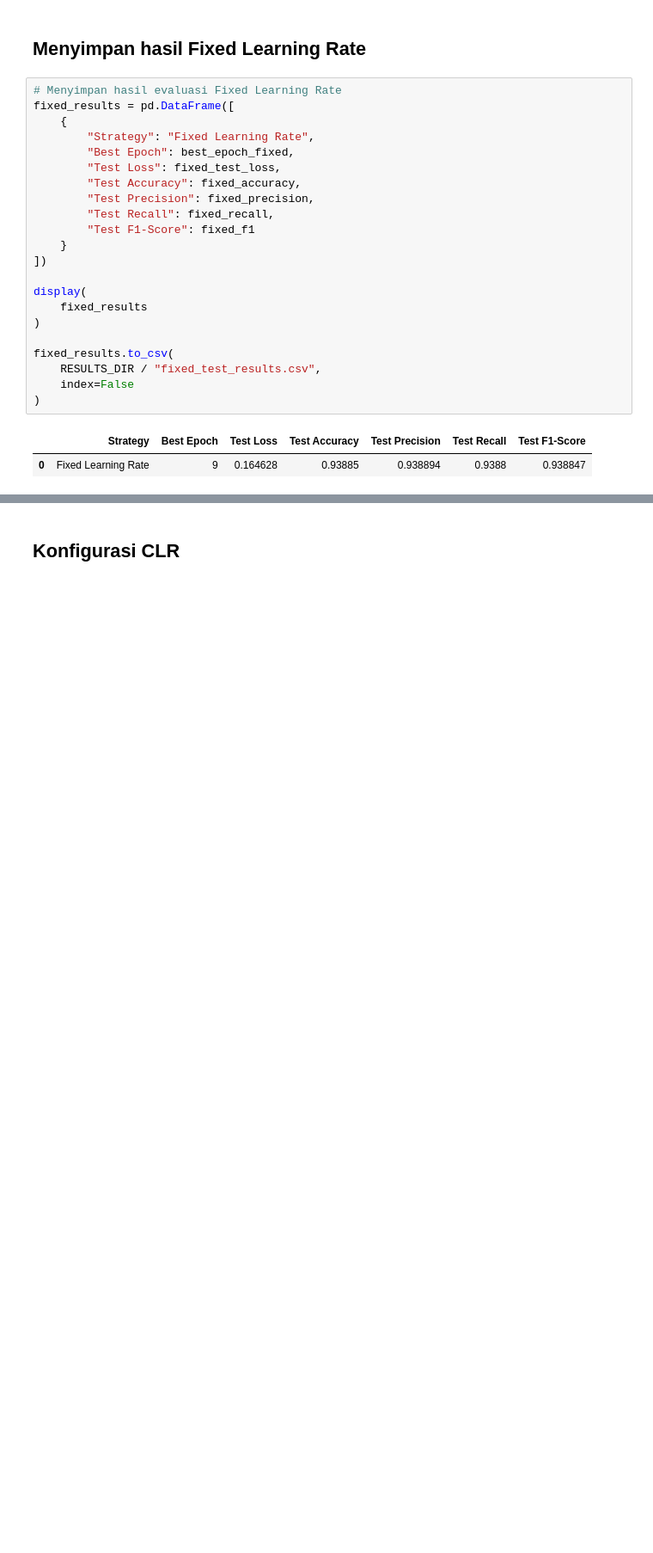
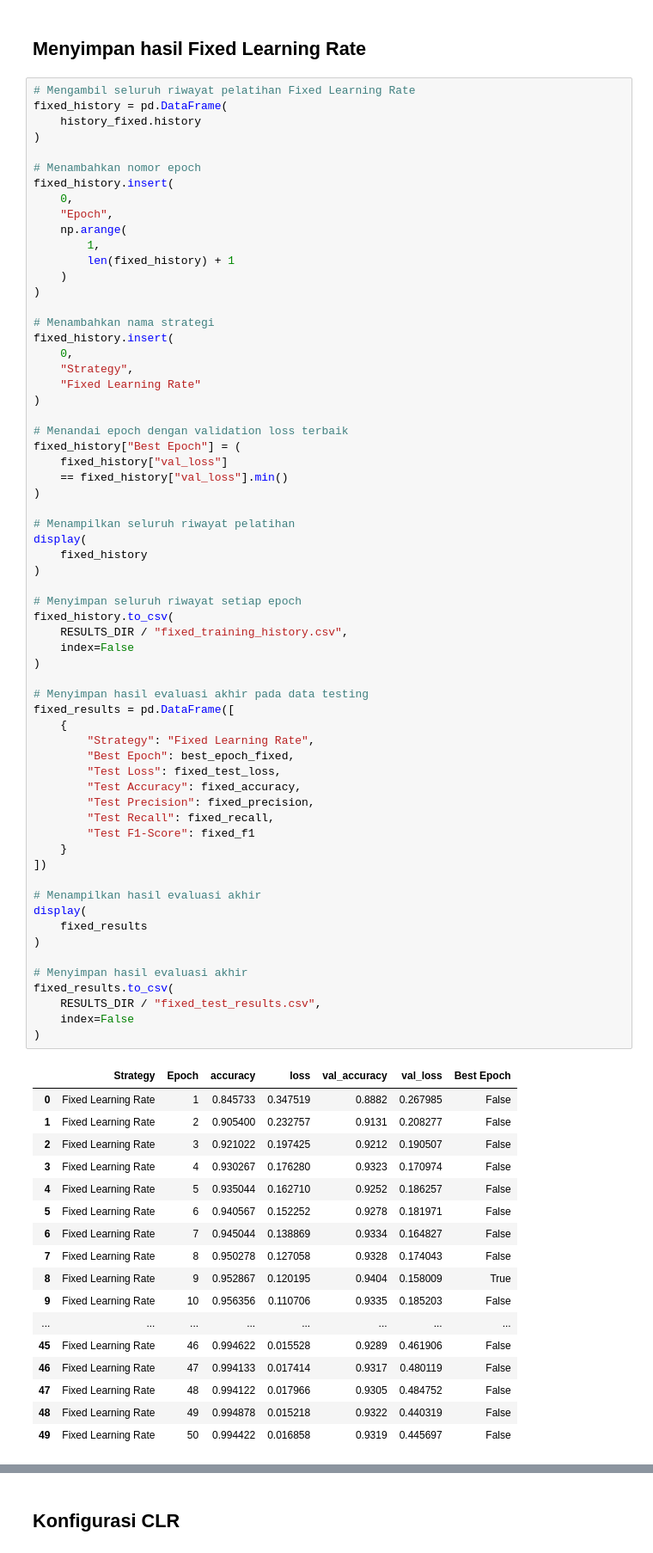
Before and after one commit to Noelsip/final-task, a Jupyter notebook: Tugas_Akhir_CNN.ipynb, the cells around one changed output, grey strips where cells are left out. Shown at 86% size. Cells and saved outputs as stored; diff of their text form; blank space fills up the shorter version.

Commit message:
Make a more visualisation from validation and test data

```diff
--- a/Tugas_Akhir_CNN.ipynb
+++ b/Tugas_Akhir_CNN.ipynb
@@ -1651,27 +1729,83 @@ CONFUSION MATRIX
 # %% [markdown]
 ## Menyimpan hasil Fixed Learning Rate
 # %%
-# Menyimpan hasil evaluasi Fixed Learning Rate
+# Mengambil seluruh riwayat pelatihan Fixed Learning Rate
+fixed_history = pd.DataFrame(
+    history_fixed.history
+)
+
+# Menambahkan nomor epoch
+fixed_history.insert(
+    0,
+    "Epoch",
+    np.arange(
+        1,
+        len(fixed_history) + 1
+    )
+)
+
+# Menambahkan nama strategi
+fixed_history.insert(
+    0,
+    "Strategy",
+    "Fixed Learning Rate"
+)
+
+# Menandai epoch dengan validation loss terbaik
+fixed_history["Best Epoch"] = (
+    fixed_history["val_loss"]
+    == fixed_history["val_loss"].min()
+)
+
+# Menampilkan seluruh riwayat pelatihan
+display(
+    fixed_history
+)
+
+# Menyimpan seluruh riwayat setiap epoch
+fixed_history.to_csv(
+    RESULTS_DIR / "fixed_training_history.csv",
+    index=False
+)
+
+# Menyimpan hasil evaluasi akhir pada data testing
 fixed_results = pd.DataFrame([
     {
         "Strategy": "Fixed Learning Rate",
         "Best Epoch": best_epoch_fixed,
         "Test Loss": fixed_test_loss,
         "Test Accuracy": fixed_accuracy,
         "Test Precision": fixed_precision,
         "Test Recall": fixed_recall,
         "Test F1-Score": fixed_f1
     }
 ])
 
+# Menampilkan hasil evaluasi akhir
 display(
     fixed_results
 )
 
+# Menyimpan hasil evaluasi akhir
 fixed_results.to_csv(
     RESULTS_DIR / "fixed_test_results.csv",
     index=False
 )
 # %% [output]
-|  | Strategy | Best Epoch | Test Loss | Test Accuracy | Test Precision | Test Recall | Test F1-Score |
-| 0 | Fixed Learning Rate | 9 | 0.164628 | 0.93885 | 0.938894 | 0.9388 | 0.938847 |
+|  | Strategy | Epoch | accuracy | loss | val_accuracy | val_loss | Best Epoch |
+| 0 | Fixed Learning Rate | 1 | 0.845733 | 0.347519 | 0.8882 | 0.267985 | False |
+| 1 | Fixed Learning Rate | 2 | 0.905400 | 0.232757 | 0.9131 | 0.208277 | False |
+| 2 | Fixed Learning Rate | 3 | 0.921022 | 0.197425 | 0.9212 | 0.190507 | False |
+| 3 | Fixed Learning Rate | 4 | 0.930267 | 0.176280 | 0.9323 | 0.170974 | False |
+| 4 | Fixed Learning Rate | 5 | 0.935044 | 0.162710 | 0.9252 | 0.186257 | False |
+| 5 | Fixed Learning Rate | 6 | 0.940567 | 0.152252 | 0.9278 | 0.181971 | False |
+| 6 | Fixed Learning Rate | 7 | 0.945044 | 0.138869 | 0.9334 | 0.164827 | False |
+| 7 | Fixed Learning Rate | 8 | 0.950278 | 0.127058 | 0.9328 | 0.174043 | False |
+| 8 | Fixed Learning Rate | 9 | 0.952867 | 0.120195 | 0.9404 | 0.158009 | True |
+| 9 | Fixed Learning Rate | 10 | 0.956356 | 0.110706 | 0.9335 | 0.185203 | False |
+| ... | ... | ... | ... | ... | ... | ... | ... |
+| 45 | Fixed Learning Rate | 46 | 0.994622 | 0.015528 | 0.9289 | 0.461906 | False |
+| 46 | Fixed Learning Rate | 47 | 0.994133 | 0.017414 | 0.9317 | 0.480119 | False |
+| 47 | Fixed Learning Rate | 48 | 0.994122 | 0.017966 | 0.9305 | 0.484752 | False |
+| 48 | Fixed Learning Rate | 49 | 0.994878 | 0.015218 | 0.9322 | 0.440319 | False |
+| 49 | Fixed Learning Rate | 50 | 0.994422 | 0.016858 | 0.9319 | 0.445697 | False |
```
Also changed, not shown: parts of 78 cells of this notebook.
